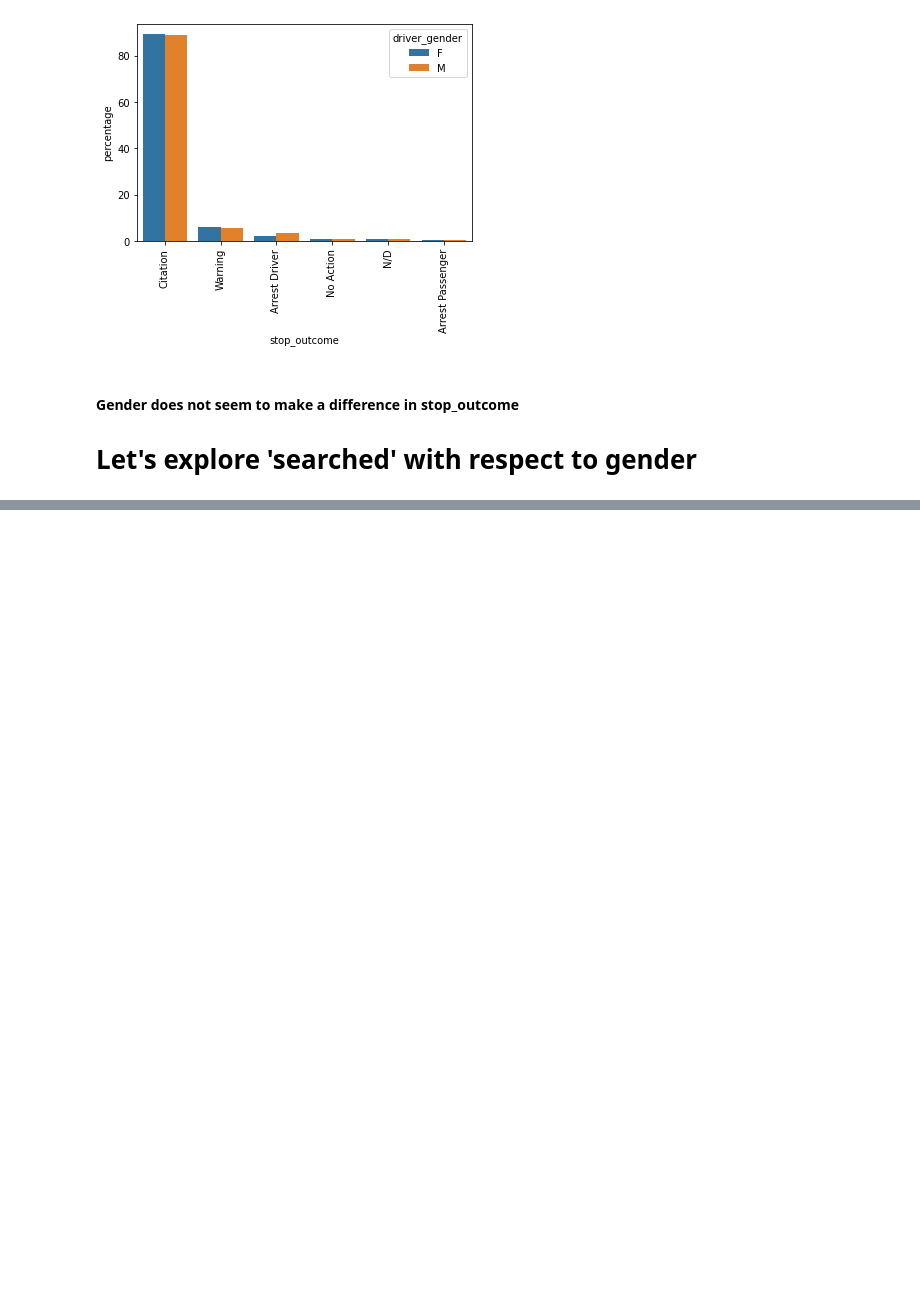
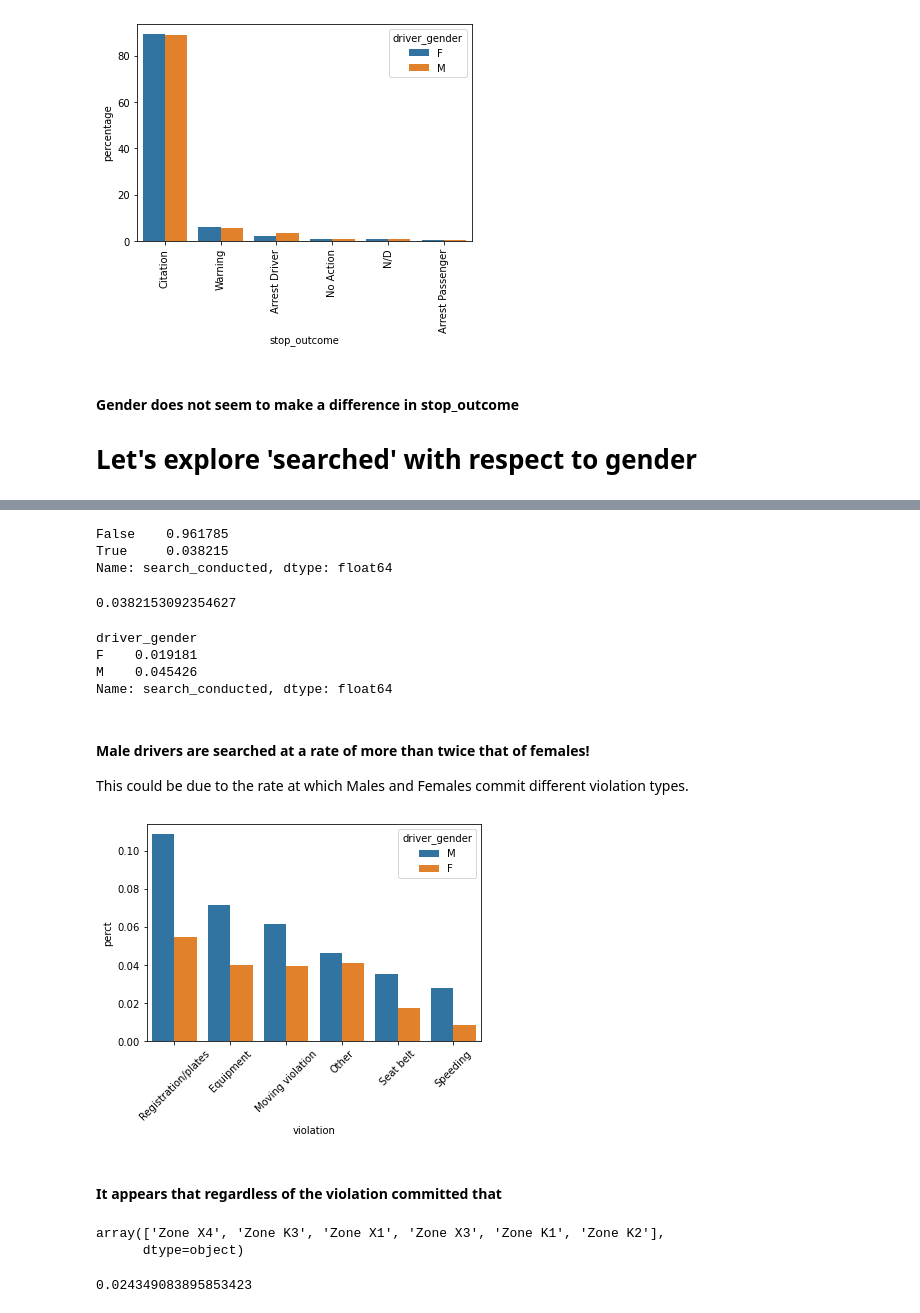
Before and after one commit to kipmadden/Stanford-Open-Policing-Project, a Jupyter notebook: Stanford Open Policing Project - Rhode Island Analysis.ipynb, the cells around one changed output, grey strips where cells are left out. Cells and saved outputs as stored; diff of their text form; code cells hidden in the pictures; blank space fills up the shorter version.

Commit message:
Added gender/violation vs. search rate analysis

```diff
--- a/Stanford Open Policing Project - Rhode Island Analysis.ipynb
+++ b/Stanford Open Policing Project - Rhode Island Analysis.ipynb
@@ -305,0 +317,47 @@ Name: is_arrested, dtype: float64
+# %%
+# The overall rate of searches being conducted is:
+ri.search_conducted.value_counts(normalize=True)
+# %% [output]
+False    0.961785
+True     0.038215
+Name: search_conducted, dtype: float64
+# %%
+# An alternative method to do the above is to take the .mean() of a bool series
+ri.search_conducted.mean()
+# %% [output]
+0.0382153092354627
+# %%
+# Examine the rates of being searched by each gender
+ri.groupby('driver_gender').search_conducted.mean()
+# %% [output]
+driver_gender
+F    0.019181
+M    0.045426
+Name: search_conducted, dtype: float64
+# %% [markdown]
+#### Male drivers are searched at a rate of more than twice that of females!
+
+This could be due to the rate at which Males and Females commit different violation types.
+# %%
+# Calculate the search rate for each combination of gender and violation
+gender_violation = ri.groupby(['driver_gender','violation'])['search_conducted']\
+.mean()\
+.rename('perct')\
+.reset_index()\
+.sort_values('perct', ascending=False)
+# %%
+p = sns.barplot(x='violation', y='perct', hue='driver_gender', data=gender_violation)
+_ = plt.setp(p.get_xticklabels(), rotation=45)
+# %% [output]
+[figure, added]
+# %% [markdown]
+#### It appears that regardless of the violation committed that
+# %%
+ri.district.unique()
+# %% [output]
+array(['Zone X4', 'Zone K3', 'Zone X1', 'Zone X3', 'Zone K1', 'Zone K2'],
+      dtype=object)
+# %%
+ri[ri.district == 'Zone K1'].is_arrested.mean()
+# %% [output]
+0.024349083895853423
```
Also changed, not shown: parts of 8 cells of this notebook.
